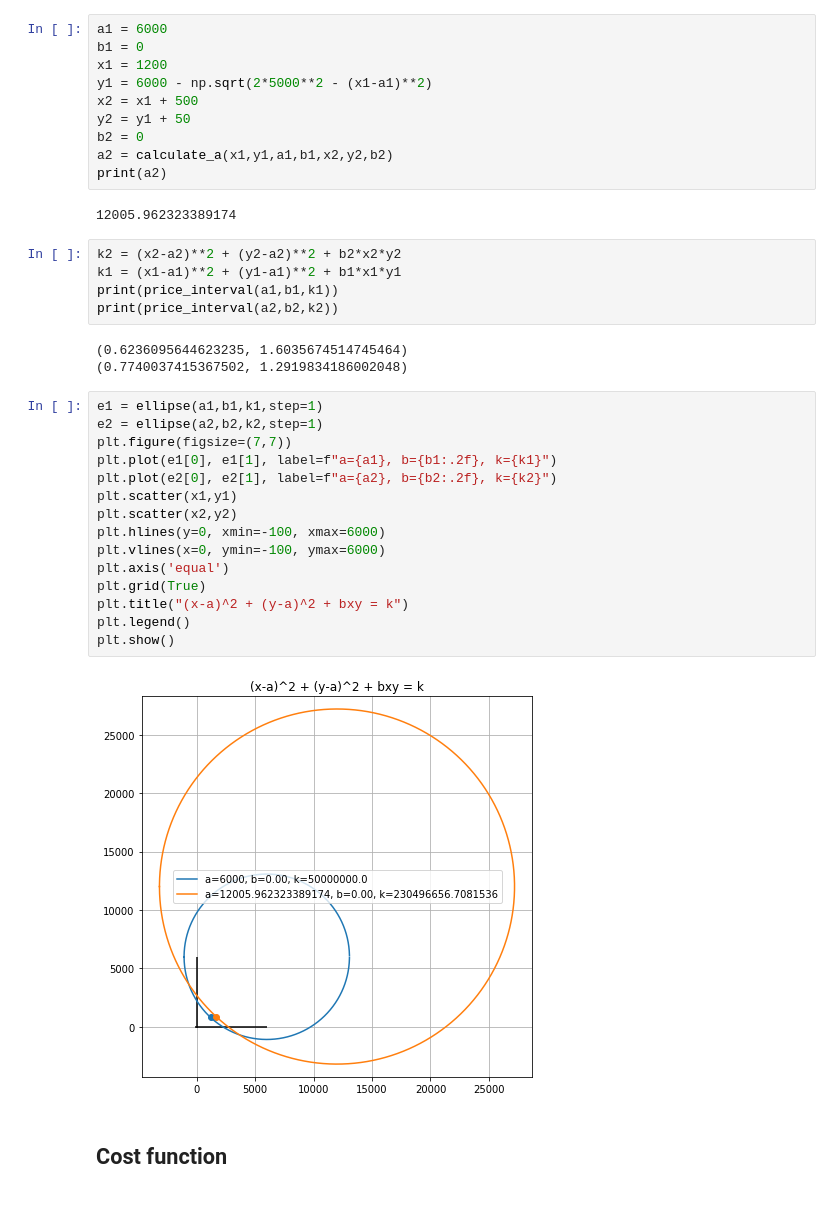
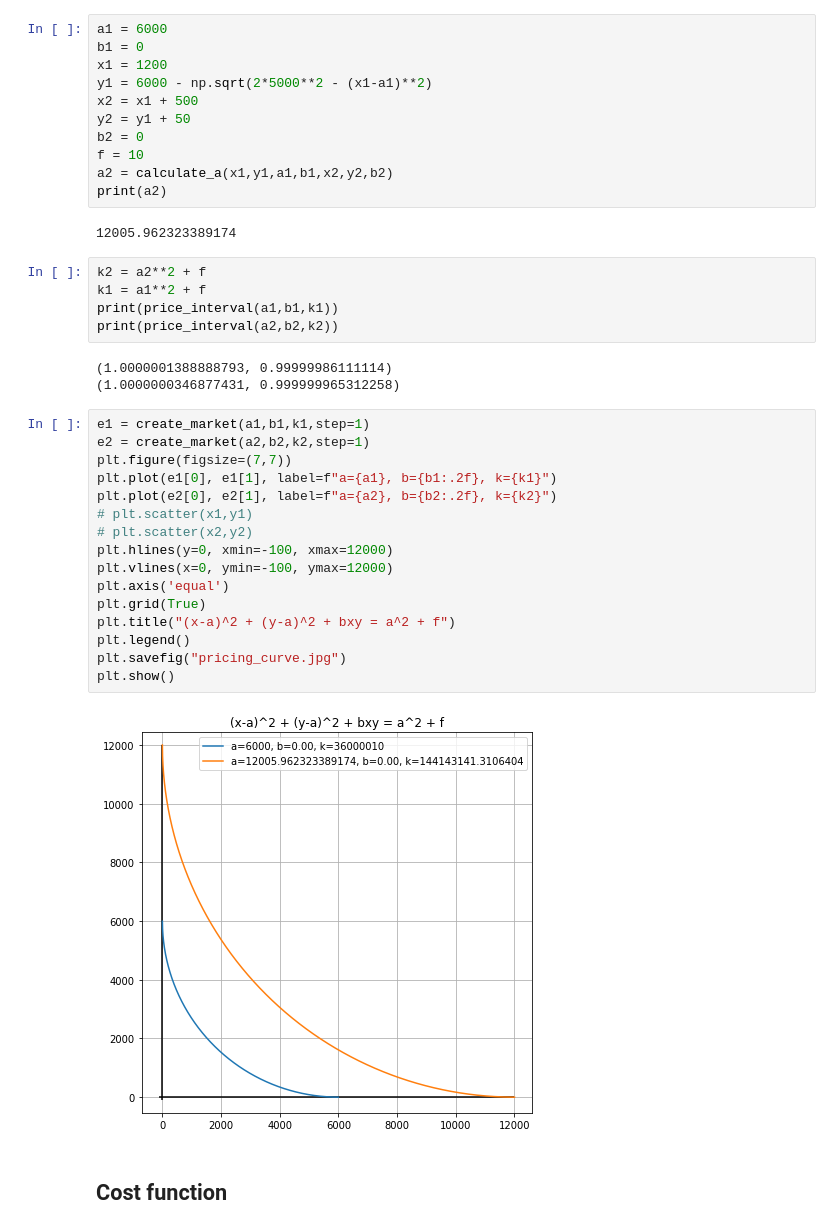
Before and after one commit to DescartesNetwork/dyliswap-paper, a Jupyter notebook: senswap.ipynb, the cells around one changed output. Drawn from its saved outputs; the diff is of its cells as text.

```diff
--- a/senswap.ipynb
+++ b/senswap.ipynb
@@ -136,35 +137,37 @@ y1 = 6000 - np.sqrt(2*5000**2 - (x1-a1)**2)
 x2 = x1 + 500
 y2 = y1 + 50
 b2 = 0
+f = 10
 a2 = calculate_a(x1,y1,a1,b1,x2,y2,b2)
 print(a2)
 # %% [output]
 12005.962323389174
 # %%
-k2 = (x2-a2)**2 + (y2-a2)**2 + b2*x2*y2
-k1 = (x1-a1)**2 + (y1-a1)**2 + b1*x1*y1
+k2 = a2**2 + f
+k1 = a1**2 + f
 print(price_interval(a1,b1,k1))
 print(price_interval(a2,b2,k2))
 # %% [output]
-(0.6236095644623235, 1.6035674514745464)
-(0.7740037415367502, 1.2919834186002048)
+(1.0000001388888793, 0.99999986111114)
+(1.0000000346877431, 0.999999965312258)
 # %%
-e1 = ellipse(a1,b1,k1,step=1)
-e2 = ellipse(a2,b2,k2,step=1)
+e1 = create_market(a1,b1,k1,step=1)
+e2 = create_market(a2,b2,k2,step=1)
 plt.figure(figsize=(7,7))
 plt.plot(e1[0], e1[1], label=f"a={a1}, b={b1:.2f}, k={k1}")
 plt.plot(e2[0], e2[1], label=f"a={a2}, b={b2:.2f}, k={k2}")
-plt.scatter(x1,y1)
-plt.scatter(x2,y2)
-plt.hlines(y=0, xmin=-100, xmax=6000)
-plt.vlines(x=0, ymin=-100, ymax=6000)
+# plt.scatter(x1,y1)
+# plt.scatter(x2,y2)
+plt.hlines(y=0, xmin=-100, xmax=12000)
+plt.vlines(x=0, ymin=-100, ymax=12000)
 plt.axis('equal')
 plt.grid(True)
-plt.title("(x-a)^2 + (y-a)^2 + bxy = k")
+plt.title("(x-a)^2 + (y-a)^2 + bxy = a^2 + f")
 plt.legend()
+plt.savefig("pricing_curve.jpg")
 plt.show()
 # %% [output]
-[figure, old version]
+[figure, new version]
 # %% [markdown]
 ## Cost function
 # %%
```
Also changed, not shown: parts of 2 cells of this notebook, 3 other files.
